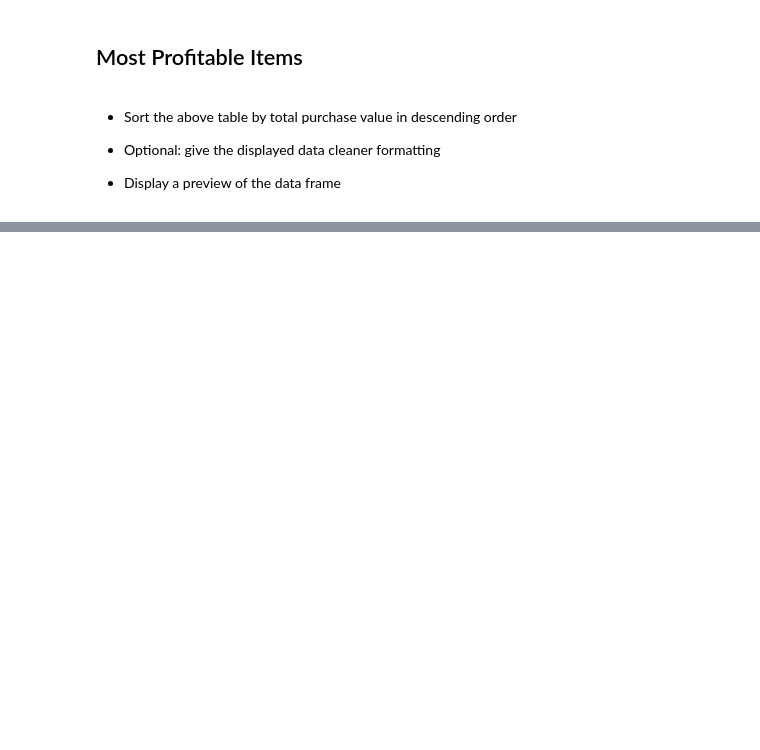
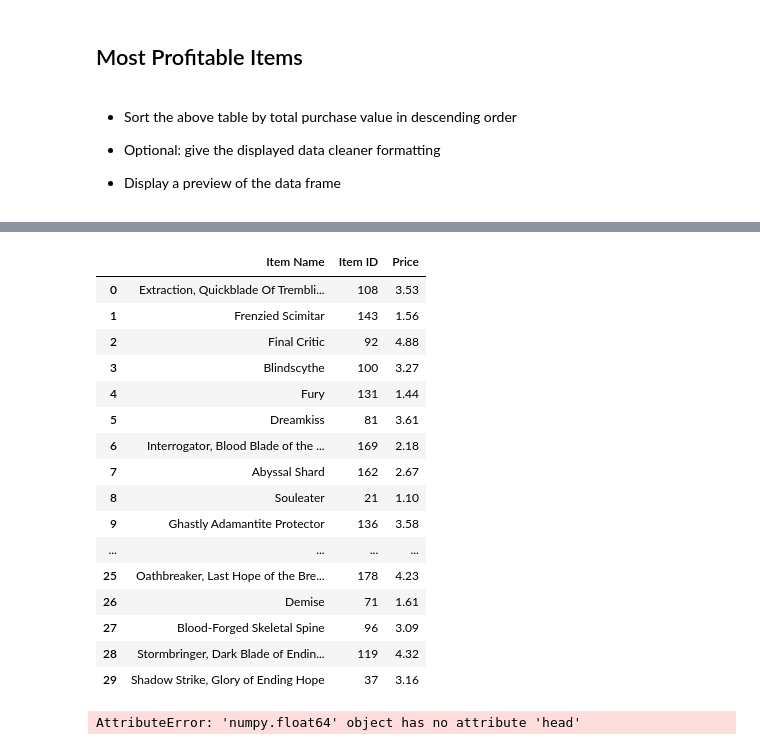
Before and after one commit to davew306/pandas-challenge, a Jupyter notebook: HeroesOfPymoli/HeroesOfPymoli_dw.ipynb, the cells around one changed output, grey strips where cells are left out. Cells and saved outputs as stored; diff of their text form; code cells hidden in the pictures; blank space fills up the shorter version.

```diff
--- a/HeroesOfPymoli/HeroesOfPymoli_dw.ipynb
+++ b/HeroesOfPymoli/HeroesOfPymoli_dw.ipynb
@@ -612,0 +655,29 @@ TopSpenders.head(25)
+# %%
+MPI = purchase_data
+
+x1 = MPI.loc[:,['Item Name', 'Item ID', 'Price']]
+
+x1.head(30)
+# %% [output]
+|  | Item Name | Item ID | Price |
+| 0 | Extraction, Quickblade Of Trembli... | 108 | 3.53 |
+| 1 | Frenzied Scimitar | 143 | 1.56 |
+| 2 | Final Critic | 92 | 4.88 |
+| 3 | Blindscythe | 100 | 3.27 |
+| 4 | Fury | 131 | 1.44 |
+| 5 | Dreamkiss | 81 | 3.61 |
+| 6 | Interrogator, Blood Blade of the ... | 169 | 2.18 |
+| 7 | Abyssal Shard | 162 | 2.67 |
+| 8 | Souleater | 21 | 1.10 |
+| 9 | Ghastly Adamantite Protector | 136 | 3.58 |
+| ... | ... | ... | ... |
+| 25 | Oathbreaker, Last Hope of the Bre... | 178 | 4.23 |
+| 26 | Demise | 71 | 1.61 |
+| 27 | Blood-Forged Skeletal Spine | 96 | 3.09 |
+| 28 | Stormbringer, Dark Blade of Endin... | 119 | 4.32 |
+| 29 | Shadow Strike, Glory of Ending Hope | 37 | 3.16 |
+# %%
+MPIS=x1['Price'].sum()
+MPIS.head(30)
+# %% [output]
+AttributeError: 'numpy.float64' object has no attribute 'head'
```
Also changed, not shown: parts of 28 cells of this notebook.
